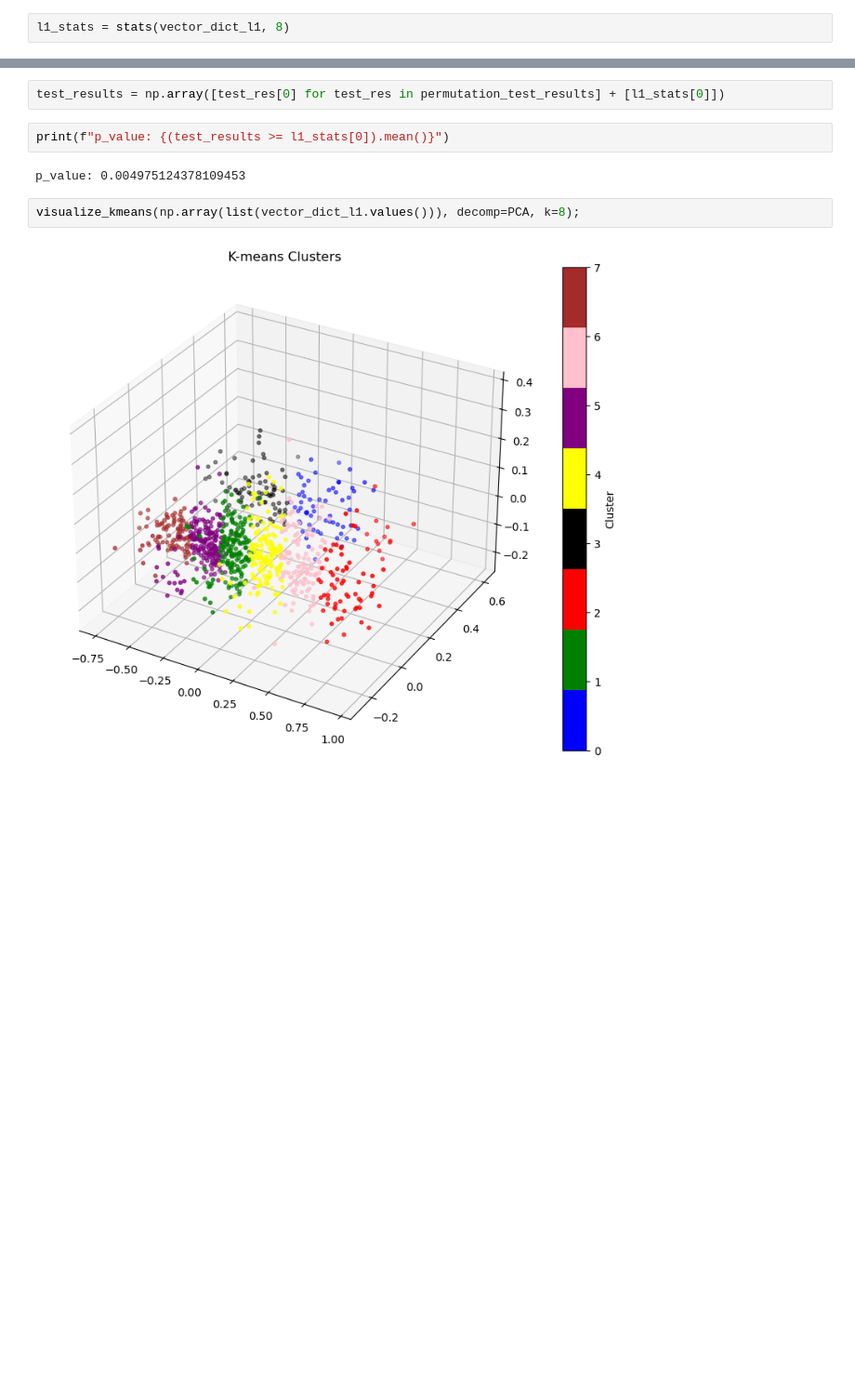
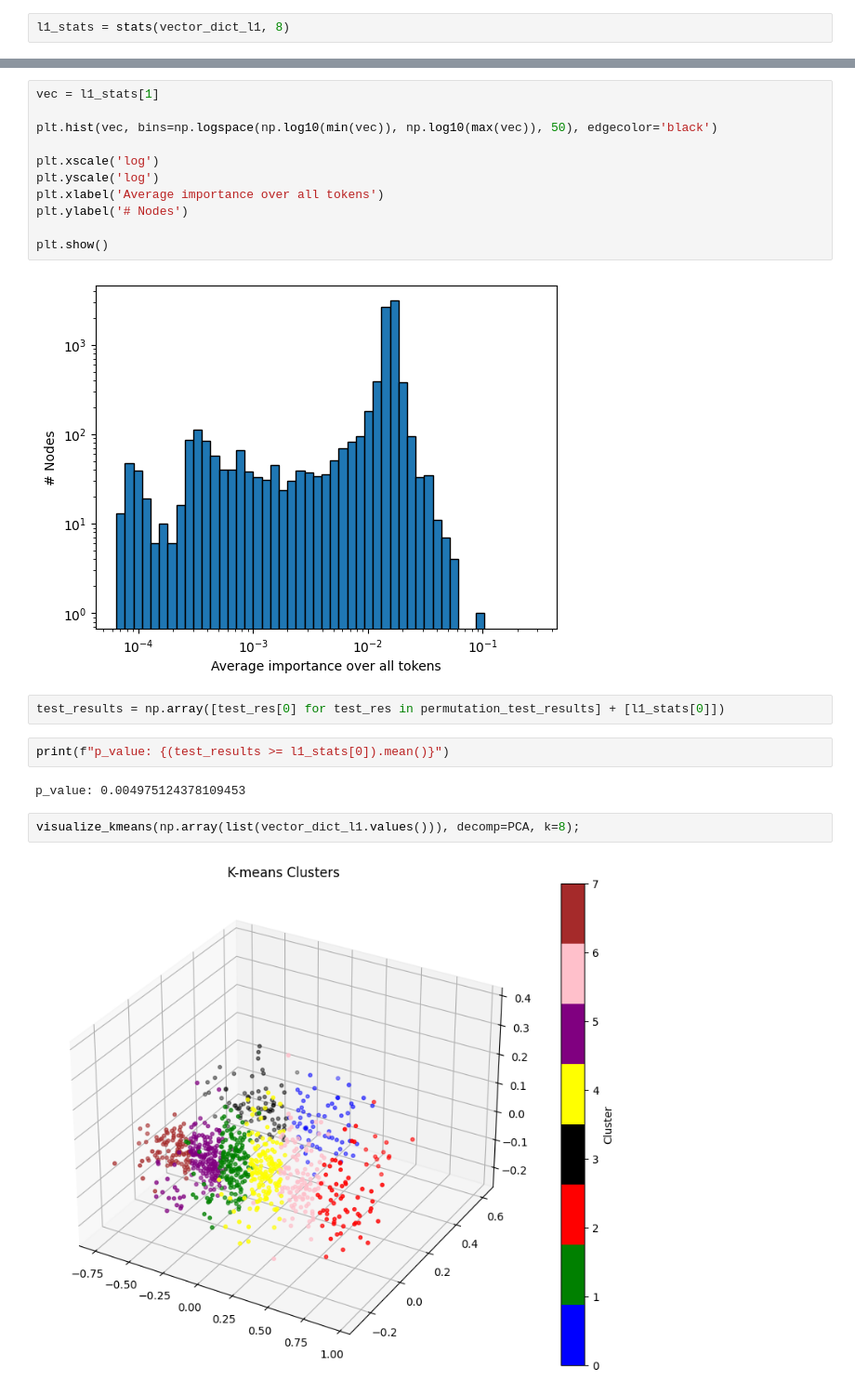
Before and after one commit to Roberto09/cs229-project, a Jupyter notebook: cluster_analysis.ipynb, the cells around one changed output, grey strips where cells are left out. Shown at 93% size. Cells and saved outputs as stored; diff of their text form; blank space fills up the shorter version.

```diff
--- a/cluster_analysis.ipynb
+++ b/cluster_analysis.ipynb
@@ -215,3 +240,16 @@ l1_stats
+# %%
+vec = l1_stats[1]
+
+plt.hist(vec, bins=np.logspace(np.log10(min(vec)), np.log10(max(vec)), 50), edgecolor='black')
+
+plt.xscale('log')
+plt.yscale('log')
+plt.xlabel('Average importance over all tokens')
+plt.ylabel('# Nodes')
+
+plt.show()
+# %% [output]
+[figure, added]
 # %%
 test_results = np.array([test_res[0] for test_res in permutation_test_results] + [l1_stats[0]])
 # %%
```
Also changed, not shown: parts of 13 cells of this notebook, 1 other file.
